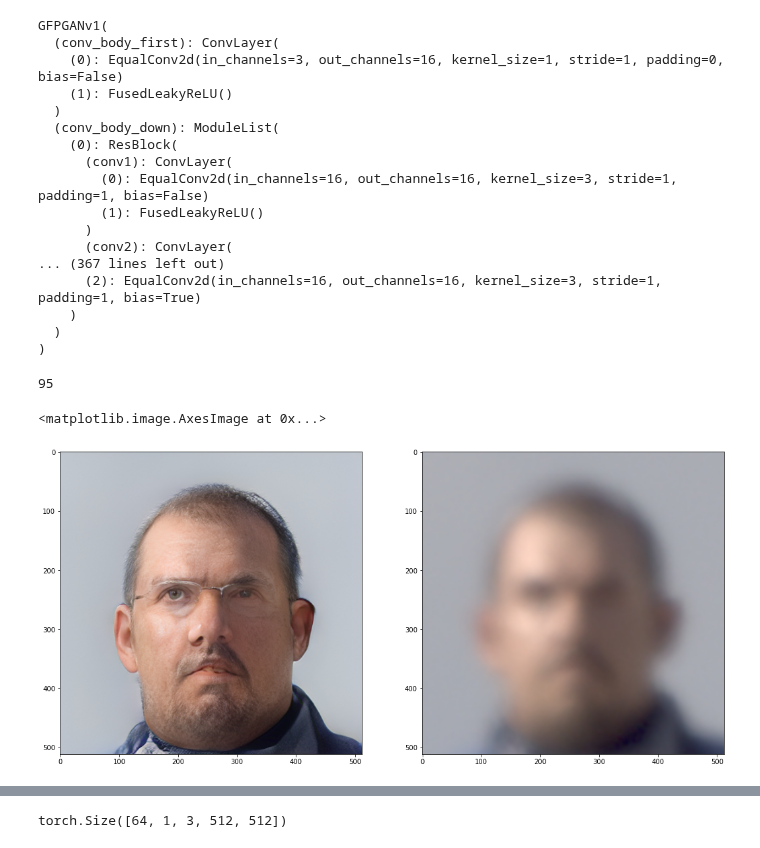
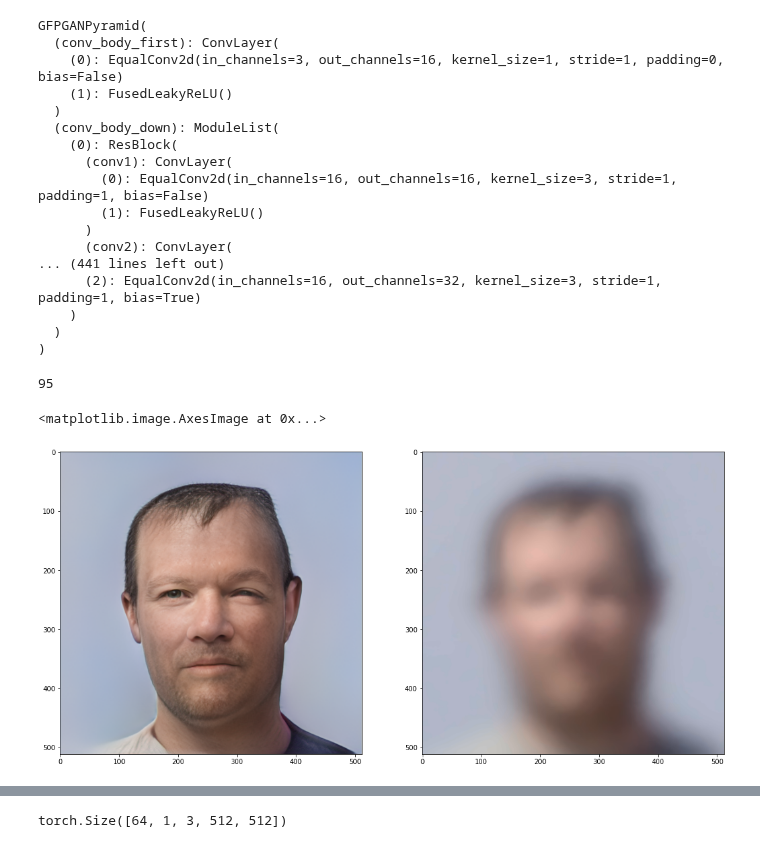
Before and after one commit to MKFMIKU/LTT-GAN, a Jupyter notebook: gfpgan/inference.ipynb, the cells around one changed output, grey strips where cells are left out. Saved outputs shown, nothing was run; the diff lists cells and outputs as text; code cells hidden in the pictures.

```diff
--- a/gfpgan/inference.ipynb
+++ b/gfpgan/inference.ipynb
@@ -19,7 +19,20 @@ import matplotlib.pyplot as plt
 
 from PIL import Image
 # %%
-# gfpgan = GFPGANPyramid(
+gfpgan = GFPGANPyramid(
+    out_size=512,
+    num_style_feat=512,
+    channel_multiplier=1,
+    decoder_load_path=None,
+    fix_decoder=True,
+    num_mlp=8,
+    input_is_latent=True,
+    different_w=True,
+    narrow=1,
+    sft_half=False,
+    g=8)
+
+# gfpgan = GFPGANv1(
 #     out_size=512,
 #     num_style_feat=512,
 #     channel_multiplier=1,
@@ -29,24 +42,11 @@ from PIL import Image
 #     input_is_latent=True,
 #     different_w=True,
 #     narrow=1,
-#     sft_half=False,
-#     g=6)
-
-gfpgan = GFPGANv1(
-    out_size=512,
-    num_style_feat=512,
-    channel_multiplier=1,
-    decoder_load_path=None,
-    fix_decoder=True,
-    num_mlp=8,
-    input_is_latent=True,
-    different_w=True,
-    narrow=1,
-    sft_half=True)
+#     sft_half=True)
 # %%
-gfpgan
+gfpgan.eval()
 # %% [output]
-GFPGANv1(
+GFPGANPyramid(
   (conv_body_first): ConvLayer(
     (0): EqualConv2d(in_channels=3, out_channels=16, kernel_size=1, stride=1, padding=0, bias=False)
     (1): FusedLeakyReLU()
@@ -58,13 +58,13 @@ GFPGANv1(
         (1): FusedLeakyReLU()
       )
       (conv2): ConvLayer(
-... (367 lines left out)
-      (2): EqualConv2d(in_channels=16, out_channels=16, kernel_size=3, stride=1, padding=1, bias=True)
+... (441 lines left out)
+      (2): EqualConv2d(in_channels=16, out_channels=32, kernel_size=3, stride=1, padding=1, bias=True)
     )
   )
 )
 # %%
-loadnet = torch.load('/home/viu/Work/GFPGAN/experiments/A100/train_GFPGANv1_512_simple_tub/models/net_g_800000.pth')
+loadnet = torch.load('/home/viu/Work/GFPGAN/experiments/A100/train_GFPGANv1_512_simple_tub_cx_py_g8_4A100/models/net_g_65000.pth')
 # loadnet = torch.load('/home/viu/Work/GFPGAN/gfpgan/weights/GFPGANv1.pth')
 if 'params_ema' in loadnet:
     keyname = 'params_ema'
@@ -74,33 +74,34 @@ gfpgan.load_state_dict(loadnet[keyname], strict=True)
 gfpgan.eval()
 gfpgan = gfpgan.to('cuda:0')
 # %%
-tub_faces = glob.glob('/data/datasets/Turbulence/Tubfaces95/300M/tubimages/*.png')
+tub_faces = glob.glob('/data/datasets/Turbulence/Tubfaces95/tubimages/*.png')
 tub_faces.sort()
 len(tub_faces)
 # %% [output]
 95
 # %%
-idx = 5
+idx = 3
 # tub_face4img = cv2.imread('/hdd1/Datasets/Turbulence_data/Victorem_0140__None_PC00C00__R1/001.png', cv2.IMREAD_COLOR)
 tub_face_img = cv2.imread(tub_faces[idx], cv2.IMREAD_COLOR)
 
 tub_face_img_th = img2tensor(tub_face_img / 255., bgr2rgb=True, float32=True)
 normalize(tub_face_img_th, (0.5, 0.5, 0.5), (0.5, 0.5, 0.5), inplace=True)
 tub_face_img_th = tub_face_img_th.unsqueeze(0).to('cuda:0')
 
 with torch.no_grad():
     outputs = gfpgan(tub_face_img_th, return_rgb=False)[0]
     output = torch.mean(outputs, dim=0)
+    # output = outputs[7]
 
 plt.figure(figsize=(18, 12))
 plt.subplot(1,2,1)
 plt.imshow(tensor2img(output, rgb2bgr=False, min_max=(-1, 1)))
 
 plt.subplot(1,2,2)
 plt.imshow(tensor2img(tub_face_img_th, rgb2bgr=False, min_max=(-1, 1)))
 # %% [output]
 <matplotlib.image.AxesImage at 0x...>
-[figure, old version]
+[figure, new version]
 # %%
 for tub_face in tqdm(tub_faces):
     tub_face_img = cv2.imread(tub_face, cv2.IMREAD_COLOR)
```
Also changed, not shown: parts of 1 cell of this notebook, 6 other files.
